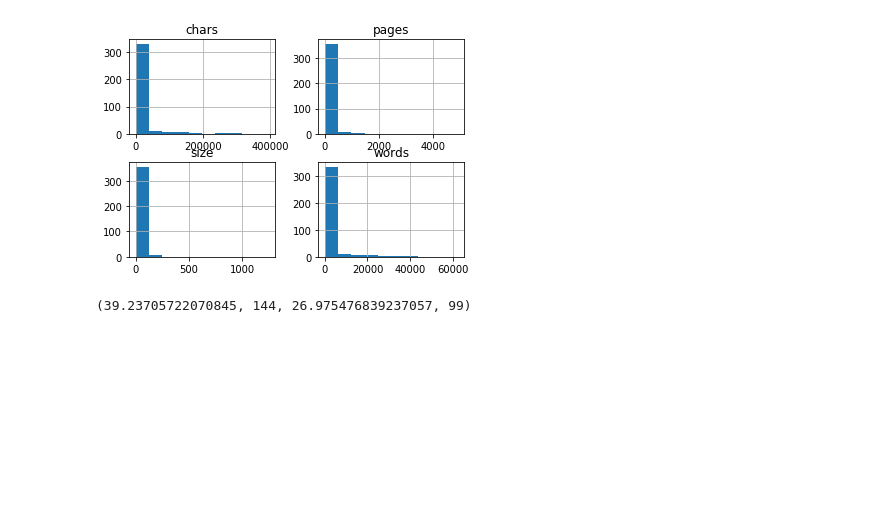
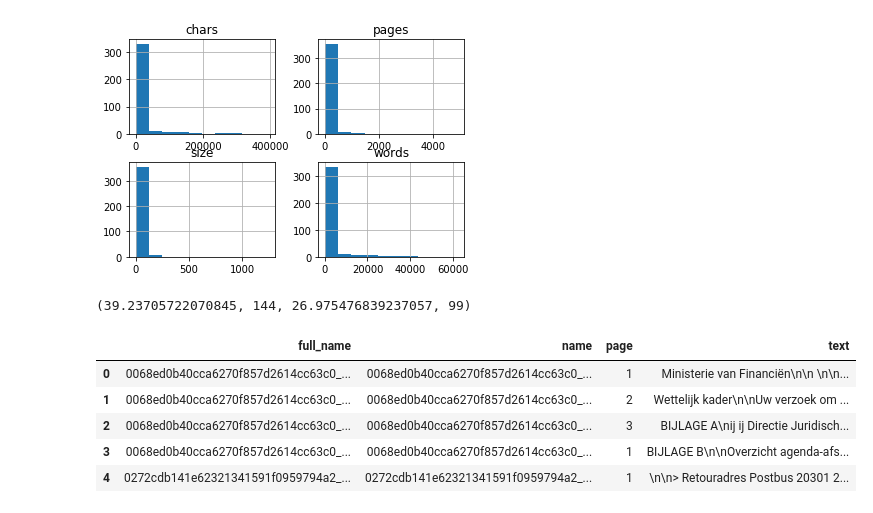
Before and after one commit to JustinBon/thesis, a Jupyter notebook: experiments/Data analysis.ipynb, the cells around one changed output. Saved outputs shown, nothing was run; the diff lists cells and outputs as text; code cells hidden in the pictures; blank space fills up the shorter version.

```diff
--- a/experiments/Data analysis.ipynb
+++ b/experiments/Data analysis.ipynb
@@ -227,3 +227,13 @@ nochars = ['_' for x in files if files[x]['chars'] == 0]
 len(nowords) / len(files) * 100, len(nowords),len(nochars) / len(files) * 100, len(nochars)
 # %% [output]
 (39.23705722070845, 144, 26.975476839237057, 99)
+# %%
+df = pd.read_csv('..\\data\\ocred\\files_df.csv', index_col = 0)
+df.head()
+# %% [output]
+|  | full_name | name | page | text |
+| 0 | 0068ed0b40cca6270f857d2614cc63c0_... | 0068ed0b40cca6270f857d2614cc63c0_... | 1 | Ministerie van Financiën\n\n \n\n... |
+| 1 | 0068ed0b40cca6270f857d2614cc63c0_... | 0068ed0b40cca6270f857d2614cc63c0_... | 2 | Wettelijk kader\n\nUw verzoek om ... |
+| 2 | 0068ed0b40cca6270f857d2614cc63c0_... | 0068ed0b40cca6270f857d2614cc63c0_... | 3 | BIJLAGE A\nĳ ĳ Directie Juridisch... |
+| 3 | 0068ed0b40cca6270f857d2614cc63c0_... | 0068ed0b40cca6270f857d2614cc63c0_... | 1 | BIJLAGE B\n\nOverzicht agenda-afs... |
+| 4 | 0272cdb141e62321341591f0959794a2_... | 0272cdb141e62321341591f0959794a2_... | 1 | \n\n> Retouradres Postbus 20301 2... |
```
Also changed, not shown: parts of 3 cells of this notebook, 1 other file.
